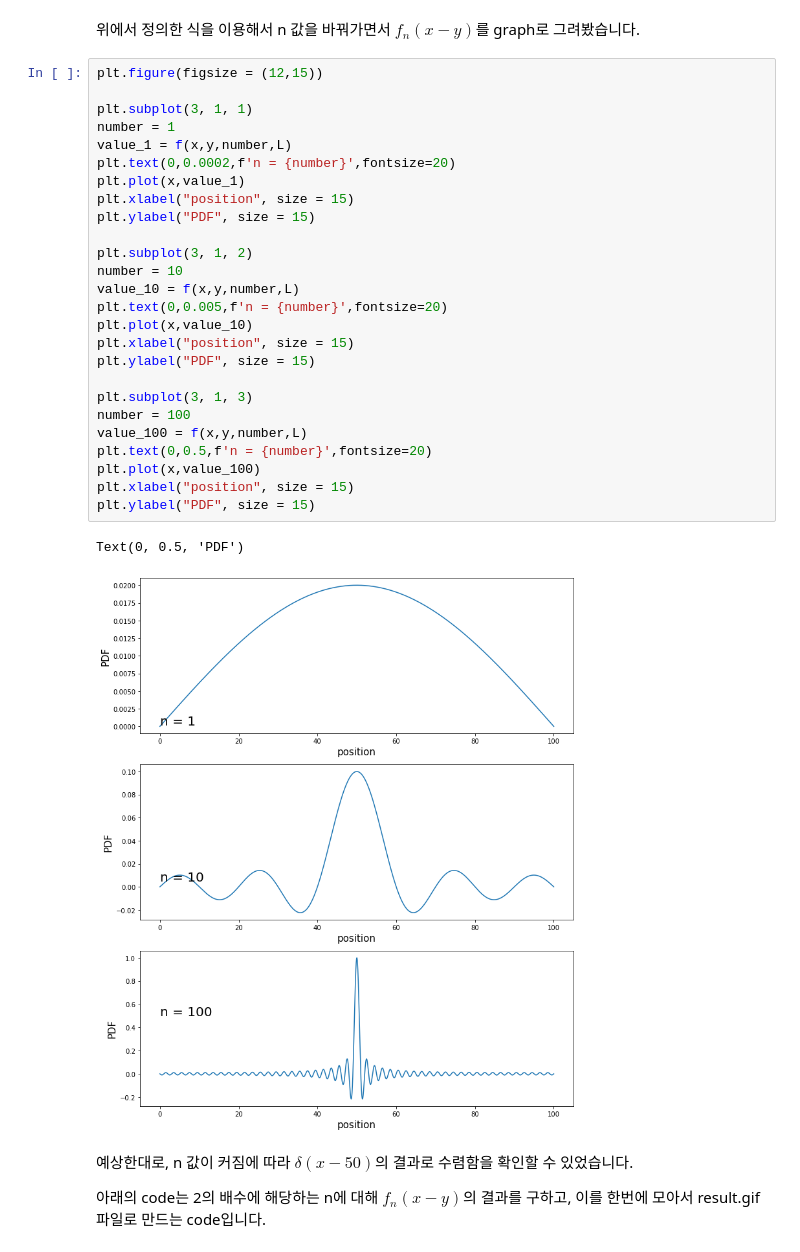
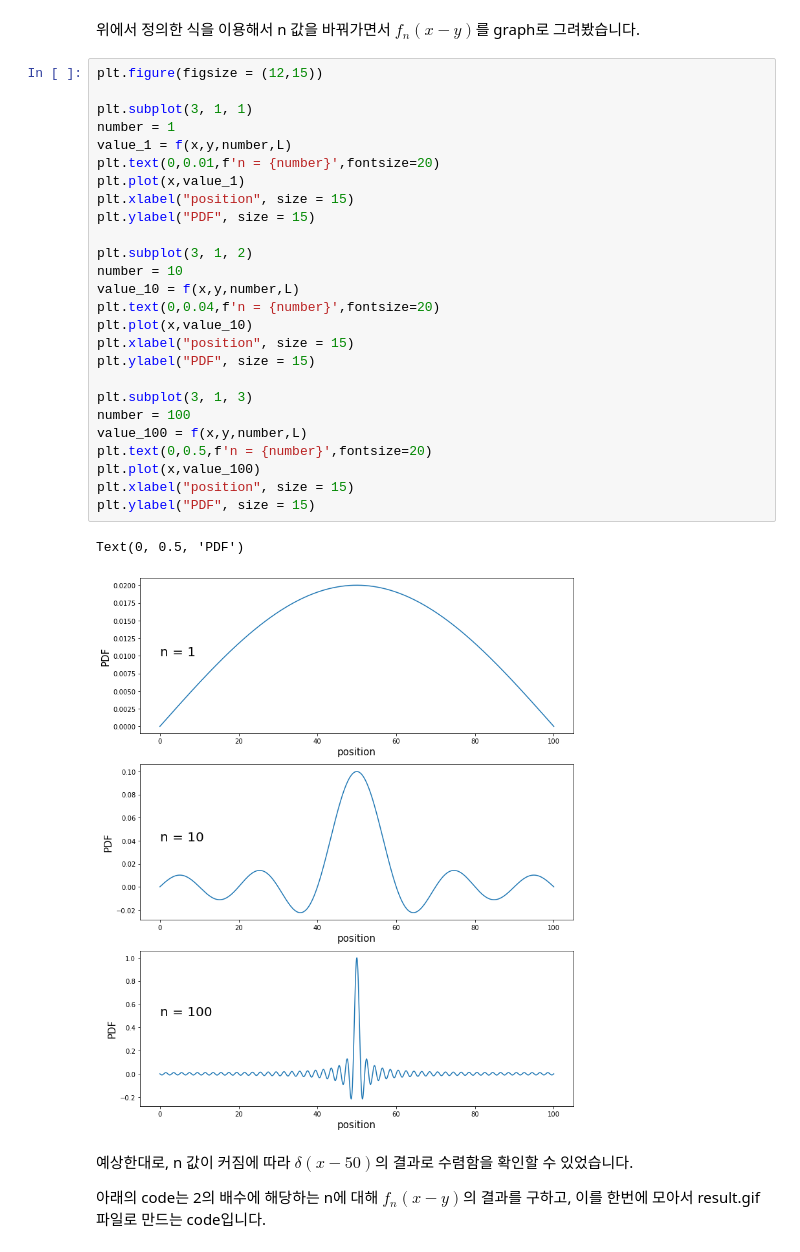
Before and after one commit to thereexist/Physical_chemistry_3, a Jupyter notebook: Particle_in_a_box/particle_in_a_box.ipynb, the cells around one changed output. Drawn from its saved outputs; the diff is of its cells as text.

```diff
--- a/Particle_in_a_box/particle_in_a_box.ipynb
+++ b/Particle_in_a_box/particle_in_a_box.ipynb
@@ -59,32 +59,32 @@ def f(x,y,n,L):
 # %%
 plt.figure(figsize = (12,15))
 
 plt.subplot(3, 1, 1)
 number = 1
 value_1 = f(x,y,number,L)
-plt.text(0,0.0002,f'n = {number}',fontsize=20)
+plt.text(0,0.01,f'n = {number}',fontsize=20)
 plt.plot(x,value_1)
 plt.xlabel("position", size = 15)
 plt.ylabel("PDF", size = 15)
 
 plt.subplot(3, 1, 2)
 number = 10
 value_10 = f(x,y,number,L)
-plt.text(0,0.005,f'n = {number}',fontsize=20)
+plt.text(0,0.04,f'n = {number}',fontsize=20)
 plt.plot(x,value_10)
 plt.xlabel("position", size = 15)
 plt.ylabel("PDF", size = 15)
 
 plt.subplot(3, 1, 3)
 number = 100
 value_100 = f(x,y,number,L)
 plt.text(0,0.5,f'n = {number}',fontsize=20)
 plt.plot(x,value_100)
 plt.xlabel("position", size = 15)
 plt.ylabel("PDF", size = 15)
 # %% [output]
 Text(0, 0.5, 'PDF')
-[figure, old version]
+[figure, new version]
 # %% [markdown]
 예상한대로, n 값이 커짐에 따라 $\delta(x-50)$의 결과로 수렴함을 확인할 수 있었습니다.
 
```
Also changed, not shown: parts of 1 cell of this notebook.
